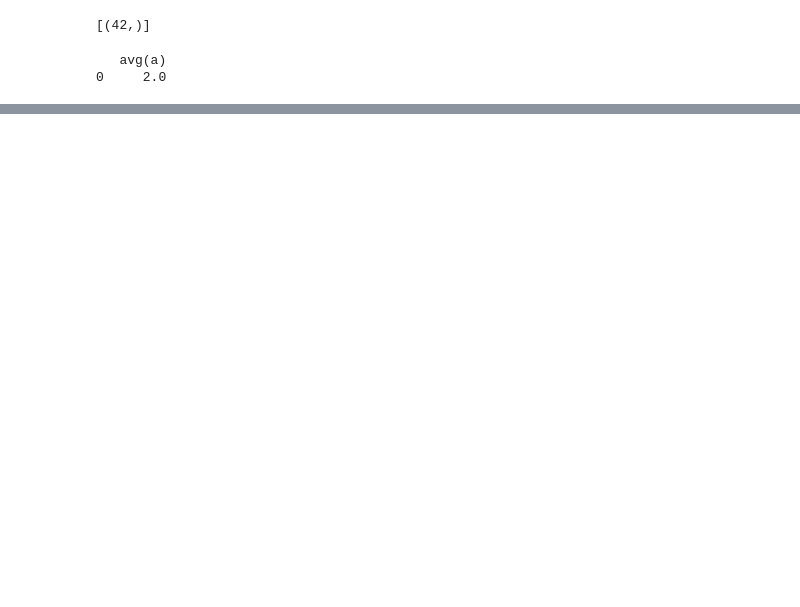
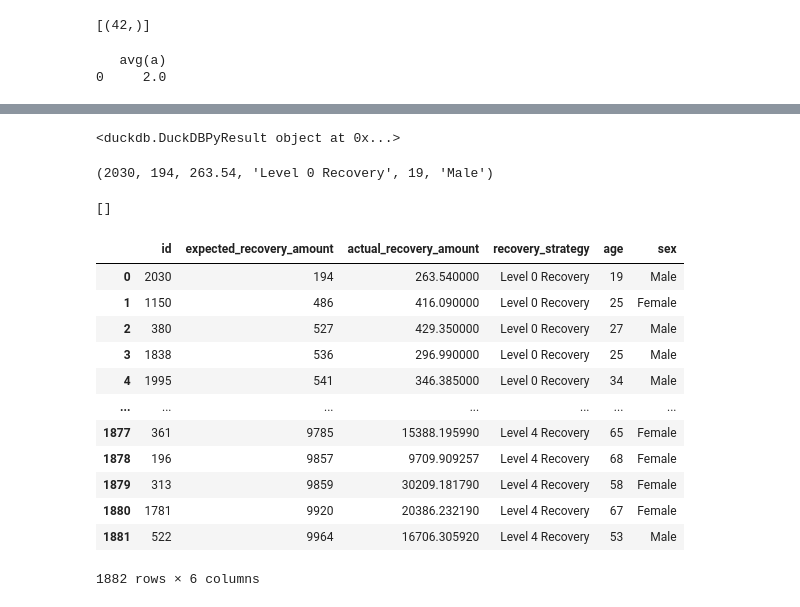
Before and after one commit to DataBooth/try-duckdb, a Jupyter notebook: try-duckdb.ipynb, the cells around one changed output, grey strips where cells are left out. Saved outputs shown, nothing was run; the diff lists cells and outputs as text; code cells hidden in the pictures; blank space fills up the shorter version.

```diff
--- a/try-duckdb.ipynb
+++ b/try-duckdb.ipynb
@@ -50,0 +204,3 @@ Available kernels:
+# %%
+rel = duckdb.from_csv_auto("/Users/mjboothaus/data/kaggle/bank_data.csv")
+rel
@@ -50,0 +385,32 @@ Available kernels:
+# %%
+# compute the query result from the relation
+res = rel.execute()
+print(res)
+# %% [output]
+<duckdb.DuckDBPyResult object at 0x...>
+# %%
+# res is a query result, you can call fetchdf() or fetchnumpy() or fetchone() on it
+print(res.fetchone())
+# %% [output]
+(2030, 194, 263.54, 'Level 0 Recovery', 19, 'Male')
+# %%
+print(res.fetchall());
+# %% [output]
+[]
+# %%
+# convert a relation back to a pandas data frame
+rel.to_df()
+# %% [output]
+|  | id | expected_recovery_amount | actual_recovery_amount | recovery_strategy | age | sex |
+| 0 | 2030 | 194 | 263.540000 | Level 0 Recovery | 19 | Male |
+| 1 | 1150 | 486 | 416.090000 | Level 0 Recovery | 25 | Female |
+| 2 | 380 | 527 | 429.350000 | Level 0 Recovery | 27 | Male |
+| 3 | 1838 | 536 | 296.990000 | Level 0 Recovery | 25 | Male |
+| 4 | 1995 | 541 | 346.385000 | Level 0 Recovery | 34 | Male |
+| ... | ... | ... | ... | ... | ... | ... |
+| 1877 | 361 | 9785 | 15388.195990 | Level 4 Recovery | 65 | Female |
+| 1878 | 196 | 9857 | 9709.909257 | Level 4 Recovery | 68 | Female |
+| 1879 | 313 | 9859 | 30209.181790 | Level 4 Recovery | 58 | Female |
+| 1880 | 1781 | 9920 | 20386.232190 | Level 4 Recovery | 67 | Female |
+| 1881 | 522 | 9964 | 16706.305920 | Level 4 Recovery | 53 | Male |
+1882 rows × 6 columns
```
Also changed, not shown: parts of 33 cells of this notebook.
